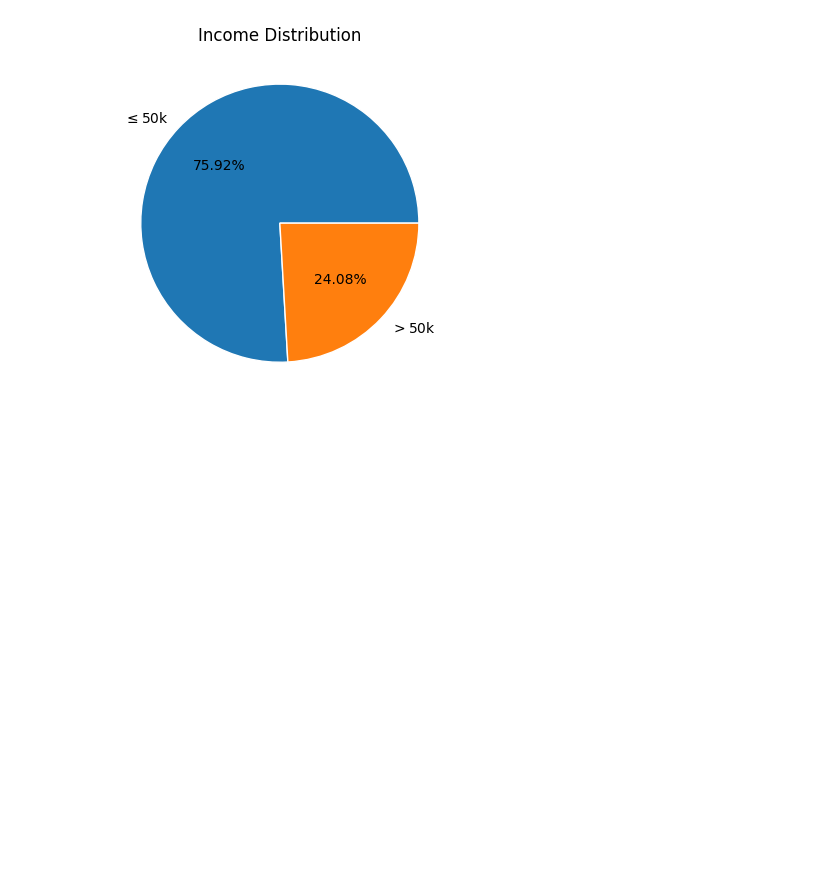
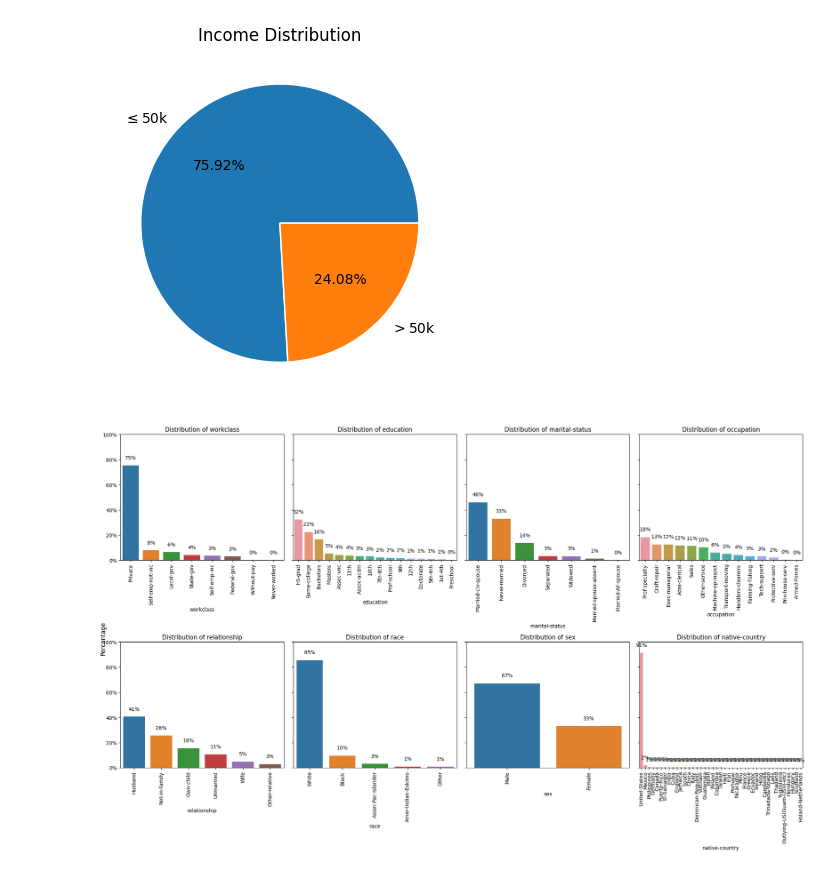
Before and after one commit to simonsymhoven/income-classification, a Jupyter notebook: income-classification.ipynb, the cells around one changed output. Saved outputs shown, nothing was run; the diff lists cells and outputs as text; code cells hidden in the pictures; blank space fills up the shorter version.

```diff
--- a/income-classification.ipynb
+++ b/income-classification.ipynb
@@ -142,4 +170,30 @@ plt.ylabel('')
 plt.show()
 # %% [output]
 [figure]
+# %%
+rows=2
+cols=4
+
+fig, axes = plt.subplots(nrows=rows, ncols=cols, figsize=(5*cols, 6*rows), sharey=True)
+fig.supylabel('Percentage')
+
+for i, variable in enumerate(categorical):
+    row = i // cols
+    col = i % cols
+    ax = axes[row][col]
+    pct_counts = train_df[variable].value_counts(normalize=True)
+    sns.barplot(x=pct_counts.index, y=pct_counts.values, ax=ax)
+    ax.set_xticklabels(ax.get_xticklabels(), rotation=90)
+    yticks = mtick.PercentFormatter(1)
+    ax.yaxis.set_major_formatter(yticks)
+    ax.set_ylim([0, 1])
+    ax.set_title('Distribution of {}'.format(variable))
+
+    for j, p in enumerate(ax.patches):
+        ax.text(p.get_x() + p.get_width() / 2, p.get_height() + 0.05, '{:.0%}'.format(pct_counts.values[j]), ha='center')
+
+plt.tight_layout()
+plt.show()
+# %% [output]
+[figure, added]
 # %%
```
Also changed, not shown: parts of 47 cells of this notebook.
